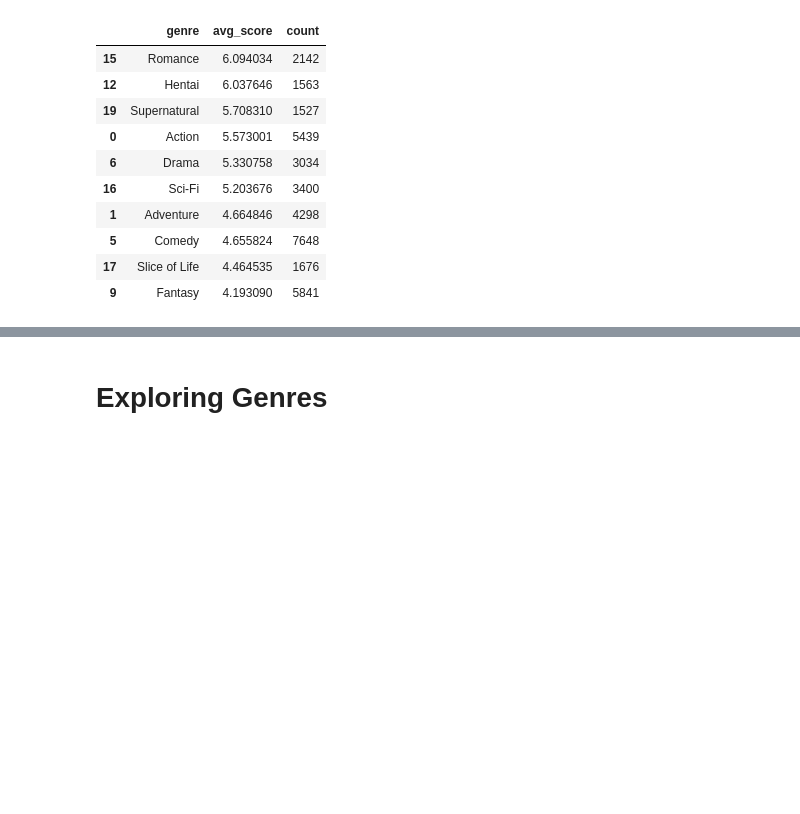
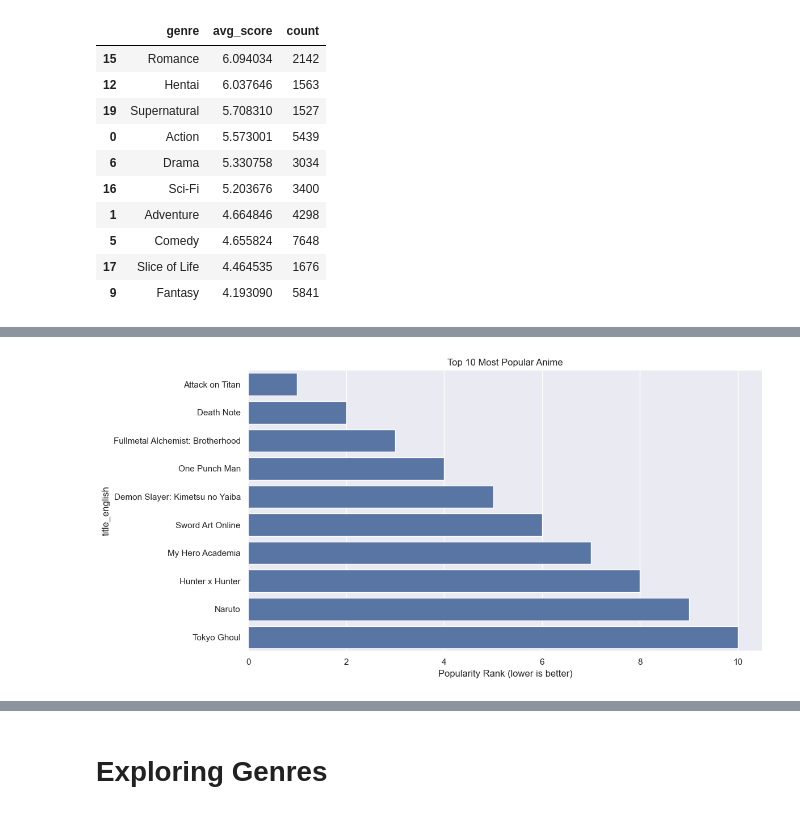
Before and after one commit to ImCodingCat/capstone_project, a Jupyter notebook: explore/explore.ipynb, the cells around one changed output, grey strips where cells are left out. Saved outputs shown, nothing was run; the diff lists cells and outputs as text; code cells hidden in the pictures; blank space fills up the shorter version.

```diff
--- a/explore/explore.ipynb
+++ b/explore/explore.ipynb
@@ -335,0 +353,10 @@ plt.show()
+# %%
+plt.figure(figsize=(12, 6))
+top_popular = anime_df.nsmallest(10, 'popularity')[['title_english', 'popularity', 'score']]
+sns.barplot(data=top_popular, x='popularity', y='title_english')
+plt.title('Top 10 Most Popular Anime')
+plt.xlabel('Popularity Rank (lower is better)')
+plt.tight_layout()
+plt.show()
+# %% [output]
+[figure, added]
```
Also changed, not shown: parts of 24 cells of this notebook.
